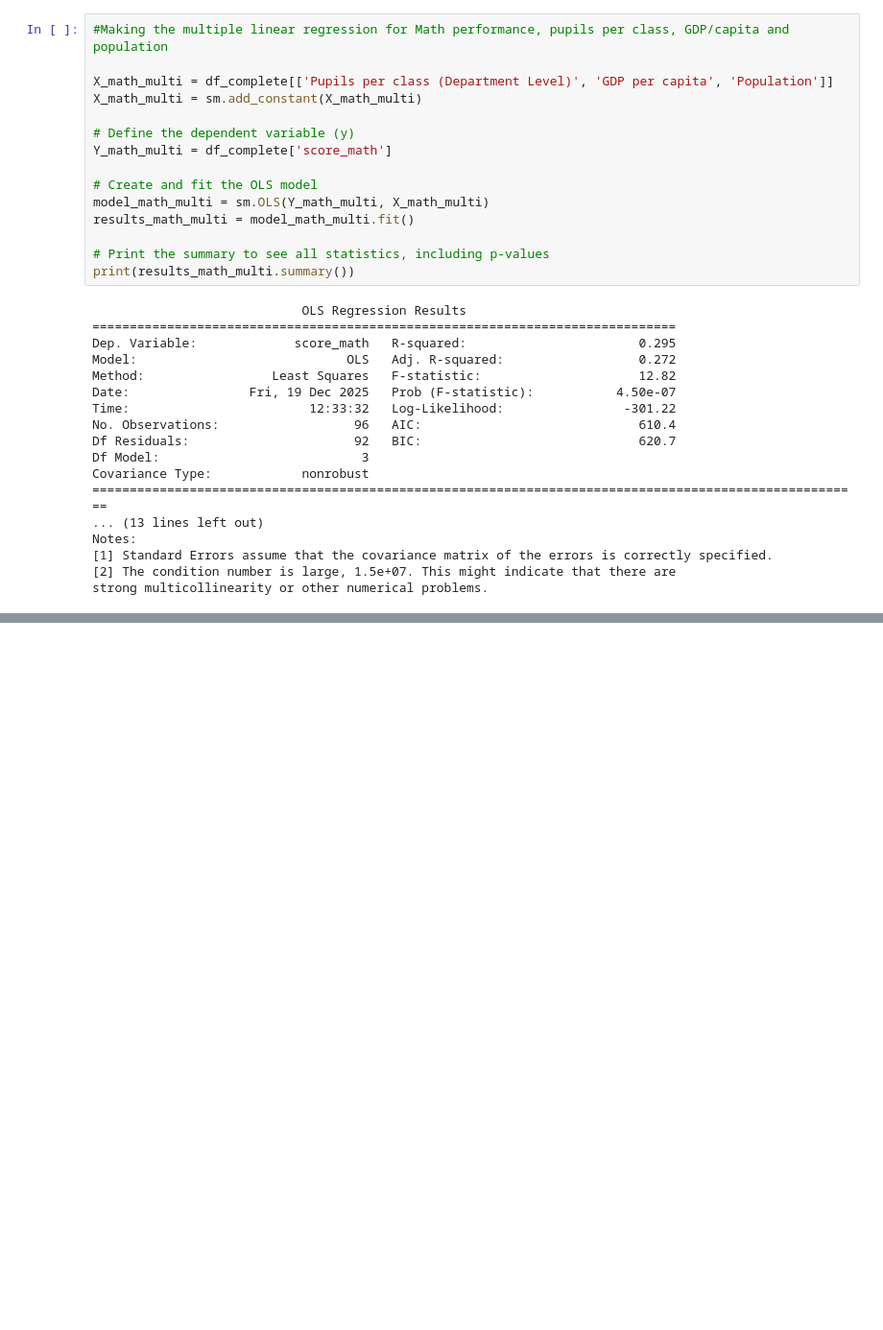
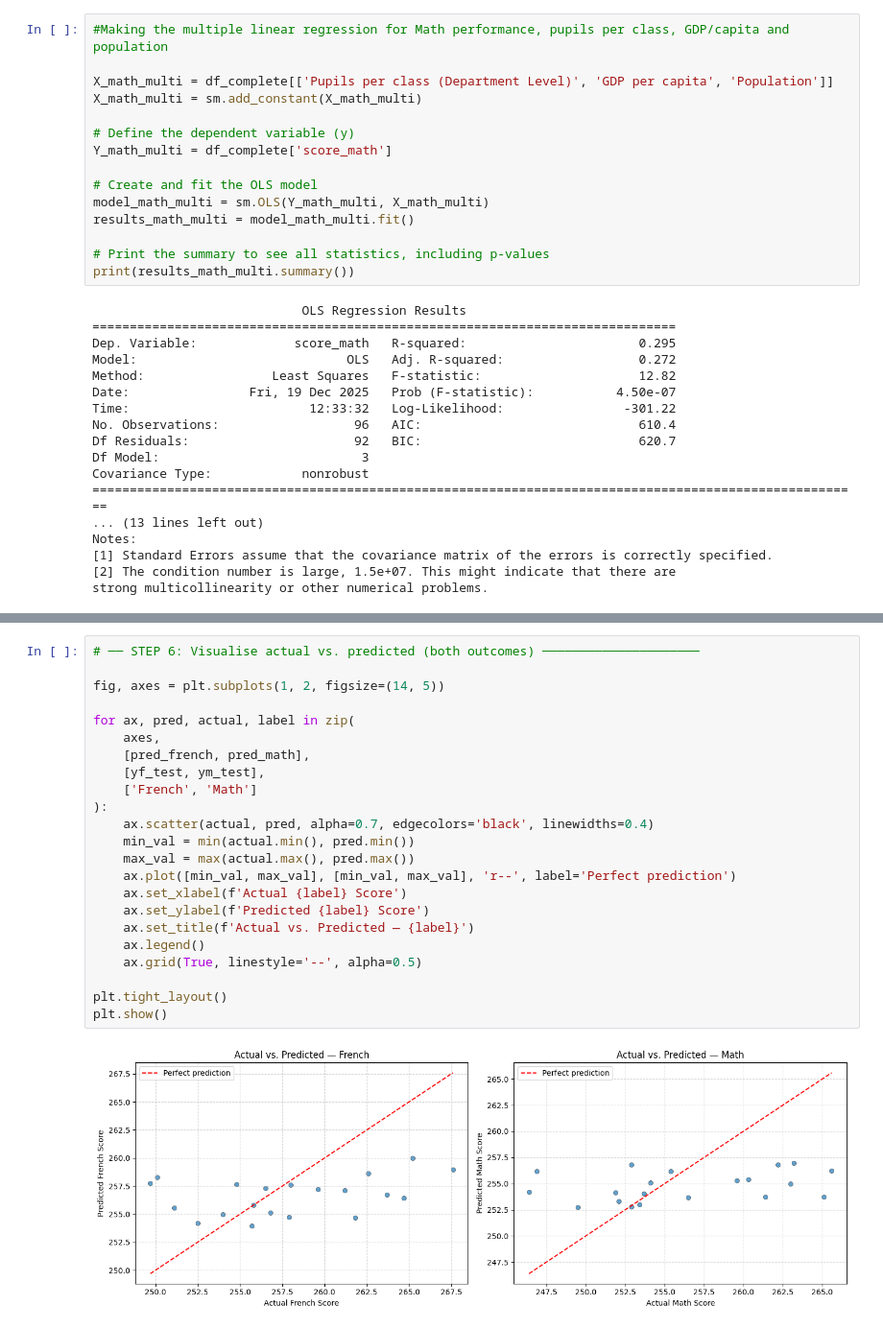
Before and after one commit to biancapinto1/Intro-to-data-science-w-Python---final, a Jupyter notebook: final_assignment.ipynb, the cells around one changed output, grey strips where cells are left out. Shown at 96% size. Cells and saved outputs as stored; diff of their text form; blank space fills up the shorter version.

```diff
--- a/final_assignment.ipynb
+++ b/final_assignment.ipynb
@@ -851,0 +997,25 @@ strong multicollinearity or other numerical problems.
+# %%
+# ── STEP 6: Visualise actual vs. predicted (both outcomes) ─────────────────────
+
+fig, axes = plt.subplots(1, 2, figsize=(14, 5))
+
+for ax, pred, actual, label in zip(
+    axes,
+    [pred_french, pred_math],
+    [yf_test, ym_test],
+    ['French', 'Math']
+):
+    ax.scatter(actual, pred, alpha=0.7, edgecolors='black', linewidths=0.4)
+    min_val = min(actual.min(), pred.min())
+    max_val = max(actual.max(), pred.max())
+    ax.plot([min_val, max_val], [min_val, max_val], 'r--', label='Perfect prediction')
+    ax.set_xlabel(f'Actual {label} Score')
+    ax.set_ylabel(f'Predicted {label} Score')
+    ax.set_title(f'Actual vs. Predicted — {label}')
+    ax.legend()
+    ax.grid(True, linestyle='--', alpha=0.5)
+
+plt.tight_layout()
+plt.show()
+# %% [output]
+[figure, added]
```
Also changed, not shown: parts of 7 cells of this notebook.
